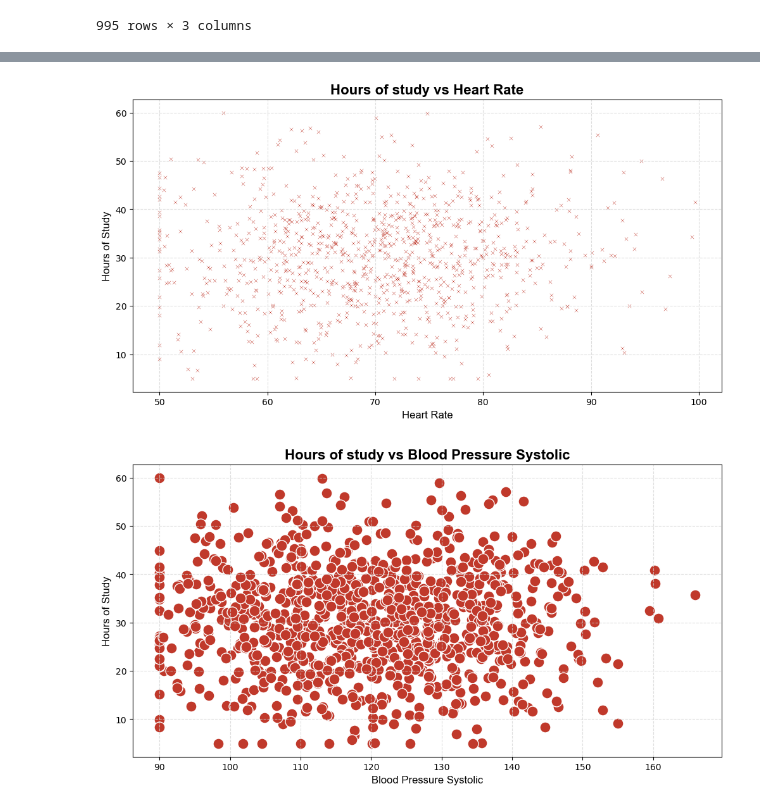
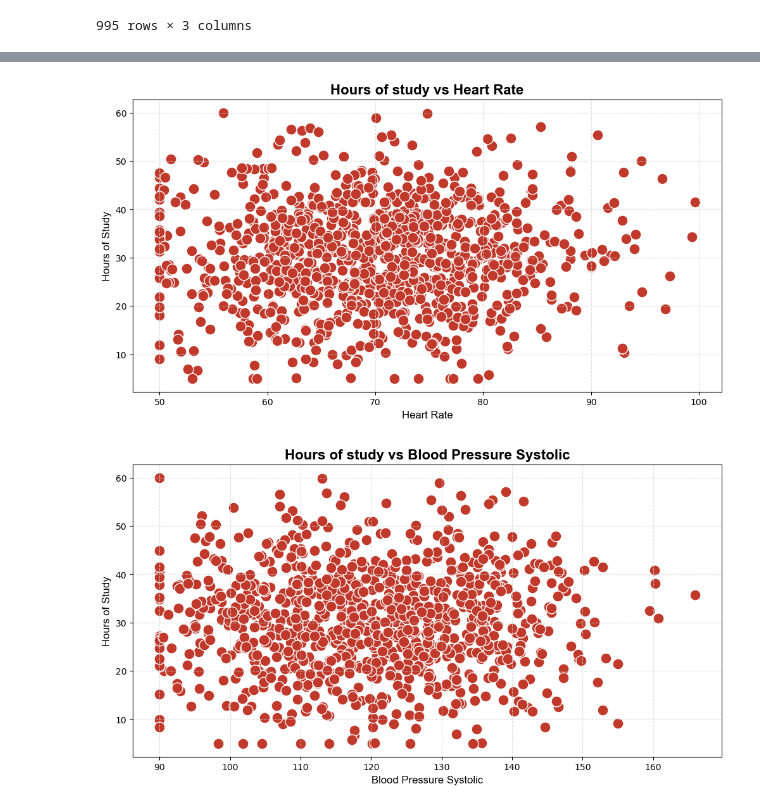
Before and after one commit to Aayushi015/Project1-Group10, a Jupyter notebook: Yoshi_work/mywork.ipynb, the cells around one changed output, grey strips where cells are left out. Cells and saved outputs as stored; diff of their text form; code cells hidden in the pictures.

```diff
--- a/Yoshi_work/mywork.ipynb
+++ b/Yoshi_work/mywork.ipynb
@@ -147,29 +147,29 @@ plt.show()
 # %%
 # Determine if there are any potential outliers in the Colour Intensity- right skew a bit
 
 # Change Canvas Size
 plt.figure(figsize=(12, 6))
 
 # Create a basic plot
-sns.scatterplot(data=df2, y="Study_Hours", x="Heart_Rate", color="#c0392b", s=15, marker="x")
+sns.scatterplot(data=df2, y="Study_Hours", x="Heart_Rate", color="#c0392b", s=150)
 
 
 # Customizations
 
 # Change colors
 # Add in reference lines
 # Add Labels/Title
 plt.ylabel("Hours of Study", fontfamily="Arial", fontsize=12)
 plt.xlabel("Heart Rate", fontfamily="Arial", fontsize=12)
 plt.title("Hours of study vs Heart Rate", fontweight="bold", fontsize=16, fontfamily="Arial")
 
 # Add in a background grid
 plt.grid(linestyle="--", color="lightgrey", alpha=0.75)
 
 # Show/Save the Graph
 plt.show()
 # %% [output]
-[figure, old version]
+[figure, new version]
 # %%
 # Determine if there are any potential outliers in the Colour Intensity- right skew a bit
 
```
Also changed, not shown: parts of 2 cells of this notebook, 15 other files.
